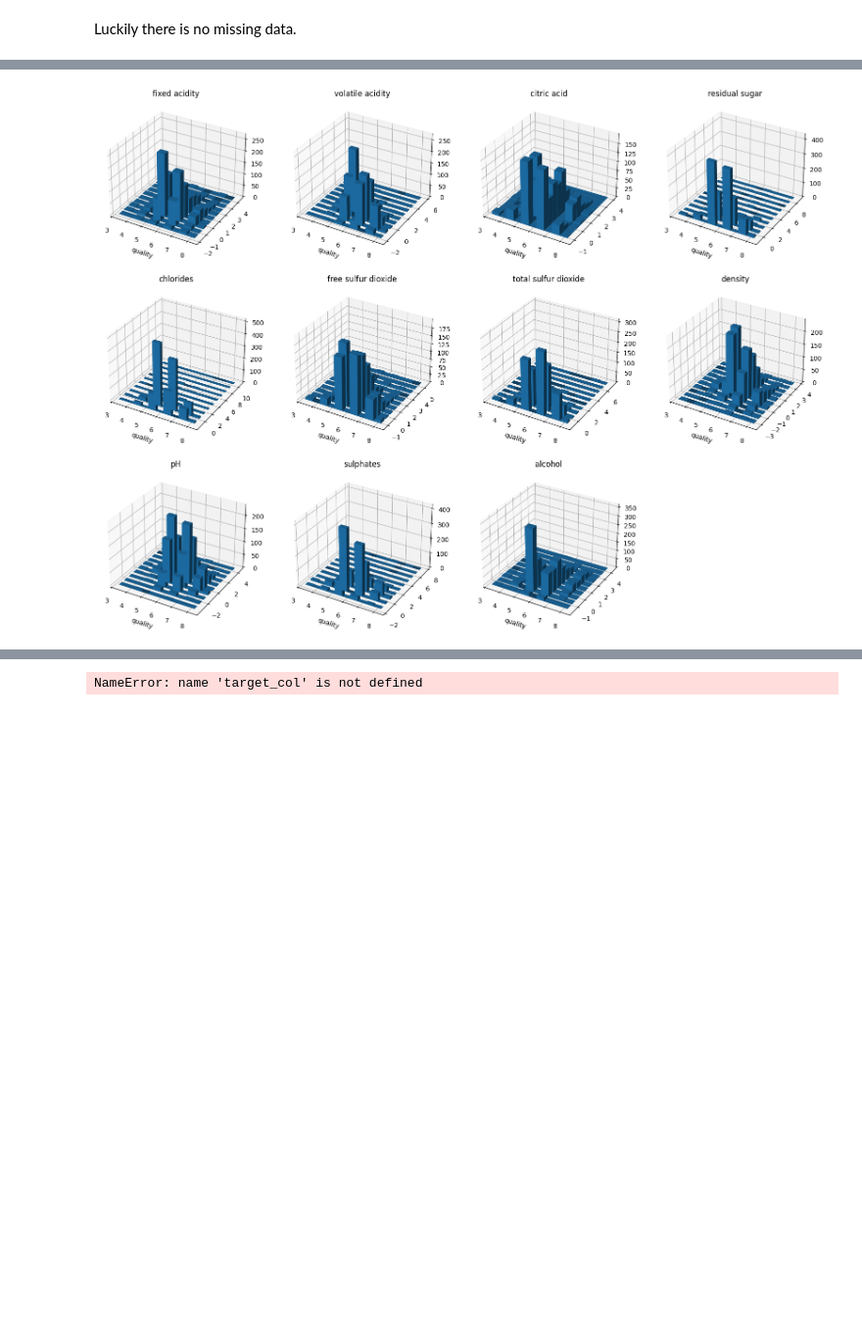
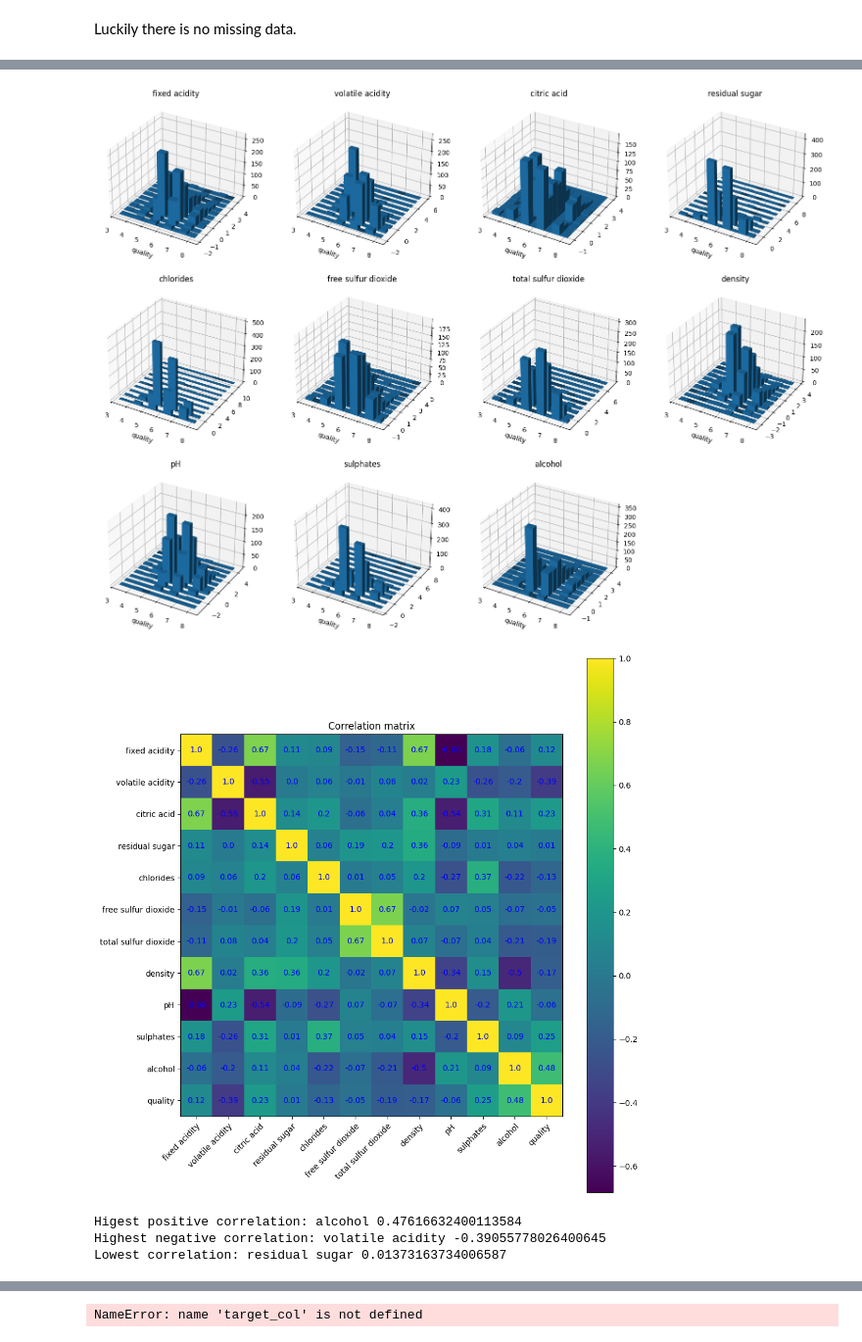
Before and after one commit to ValKobilaski/wine_quality_regression, a Jupyter notebook: regression.ipynb, the cells around one changed output, grey strips where cells are left out. Shown at 98% size. Saved outputs shown, nothing was run; the diff lists cells and outputs as text; code cells hidden in the pictures; blank space fills up the shorter version.

Commit message:
Added Correlation Matrix

```diff
--- a/regression.ipynb
+++ b/regression.ipynb
@@ -121,44 +123,75 @@ Luckily there is no missing data.
 # %%
-def corr_analysis(df, target_col):
-    """
-    target_series = df[target_col]
-    temp_df = df.drop([target_col], axis = 1)
-    fig_rows = fig_cols = int(np.ceil(np.sqrt(m-1)))
-    plt.figure(1, figsize=(fig_rows*4,fig_cols*4))
-    plt.tight_layout()
-    for i,col in enumerate(temp_df.columns, start = 1):
-        plt.subplot(fig_rows,fig_cols,i)
-        plt.scatter(df[col],target_series)
-        plt.title(col)
-    plt.plot()
-    """
-
+def plot_corr_dist(df, target_col):
     target_series = df[target_col]
     temp_df = df.drop([target_col], axis = 1)
     fig_rows = fig_cols = int(np.ceil(np.sqrt(m-1)))
     fig = plt.figure(1, figsize=(fig_rows*5, fig_cols*5))
     fig.tight_layout()
 
     for i,col in enumerate(temp_df.columns, start = 1):
         ax = fig.add_subplot(fig_rows, fig_cols, i, projection = '3d')
 
         hist,x_edges, y_edges = np.histogram2d(target_series, df[col], bins=10)
          # Construct arrays for the anchor positions of the 16 bars.
         xpos, ypos = np.meshgrid(x_edges[:-1] + 0.25, y_edges[:-1] + 0.25, indexing="ij")
         xpos = xpos.ravel()
         ypos = ypos.ravel()
         zpos = 0
         # Construct arrays with the dimensions for the 16 bars.
         dx = dy = 0.5 * np.ones_like(zpos)
         dz = hist.ravel()
 
         ax.bar3d(xpos, ypos, zpos, dx, dy, dz, zsort='average')
         ax.set_title(col)
         ax.set_xlabel('quality')
     plt.show()
 
+def corr_matrix(df,target_col):
+    corr_matrix = df.corr()
 
+    axis_labels = corr_matrix.columns.to_list()
 
-corr_analysis(normalized_df, 'quality')
+    fig, ax = plt.subplots(figsize=(10,10))
+
+    im = ax.imshow(corr_matrix)
+
+    ax.set_xticks(np.arange(len(axis_labels)))
+    ax.set_xticklabels(axis_labels)
+    ax.set_yticks(np.arange(len(axis_labels)))
+    ax.set_yticklabels(axis_labels)
+
+    cbar = ax.figure.colorbar(im, ax=ax, **{})
+    cbar.ax.set_ylabel("", rotation=-90, va="bottom")
+
+    plt.setp(ax.get_xticklabels(), rotation = 45, ha = "right", rotation_mode = "anchor")
+
+    for i in range(len(axis_labels)):
+        for j in range(len(axis_labels)):
+            text = ax.text(j, i, round(corr_matrix.iloc[i,j],2),ha="center", va="center", color="b")
+
+    ax.set_title("Correlation matrix")
+
+    fig.tight_layout()
+    plt.show()
+
+    qual_correlations = corr_matrix[target_col].to_numpy()[:-1]
+
+    highest_pos_correlation = qual_correlations.argmax()
+    highest_neg_correlation = qual_correlations.argmin()
+    lowest_correlation = abs(qual_correlations).argmin()
+
+    print("Higest positive correlation:", corr_matrix.columns[highest_pos_correlation], qual_correlations[highest_pos_correlation])
+    print("Highest negative correlation:", corr_matrix.columns[highest_neg_correlation], qual_correlations[highest_neg_correlation])
+    print("Lowest correlation:", corr_matrix.columns[lowest_correlation], qual_correlations[lowest_correlation])
+
+def corr_analysis(df, target_col):
+    plot_corr_dist(df,target_col)
+    corr_matrix(df, target_col)
+
+corr_analysis(wine_df_norm, 'quality')
 # %% [output]
 [figure]
+[figure, added]
+Higest positive correlation: alcohol 0.47616632400113584
+Highest negative correlation: volatile acidity -0.39055778026400645
+Lowest correlation: residual sugar 0.01373163734006587
```
Also changed, not shown: parts of 2 cells of this notebook.
